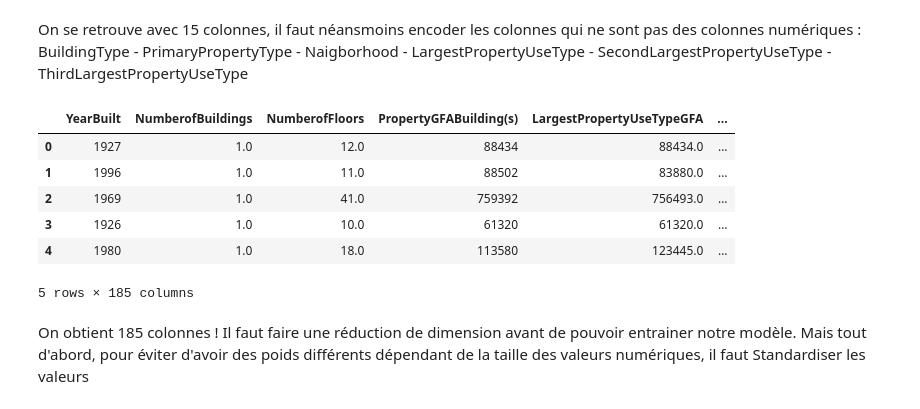
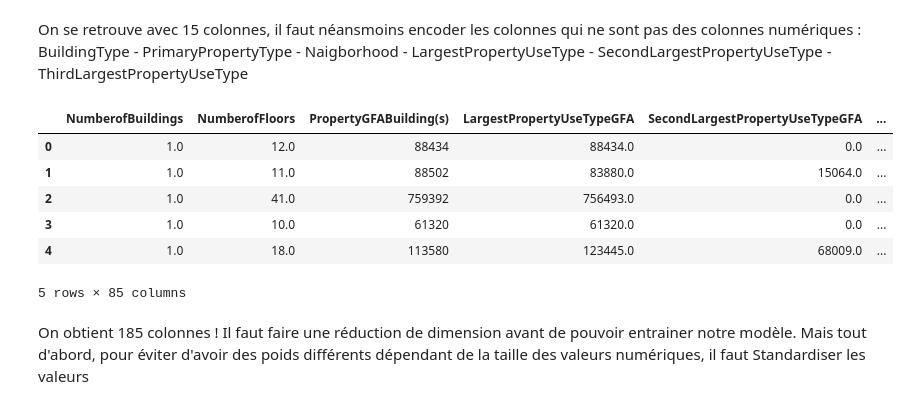
Before and after one commit to Leozmee/Seattle-Electricity-Prediction, a Jupyter notebook: models.ipynb, the cells around one changed output. Cells and saved outputs as stored; diff of their text form; code cells hidden in the pictures.

```diff
--- a/models.ipynb
+++ b/models.ipynb
@@ -30,3 +40,6 @@ df_features.head()
+# %%
+df_reduced = df_features.drop(columns = ["Neighborhood","YearBuilt","SecondLargestPropertyUseType","ThirdLargestPropertyUseType","ENERGYSTARScore"])
+df_reduced.info()
 # %% [markdown]
 ## OneHotEncoder
 # %% [markdown]
@@ -38,18 +51,21 @@ LargestPropertyUseType -
 SecondLargestPropertyUseType -
 ThirdLargestPropertyUseType
 # %%
-df_encoded = df.copy()
-df_encoded = pd.get_dummies(df,columns=["BuildingType","PrimaryPropertyType","Neighborhood","LargestPropertyUseType","SecondLargestPropertyUseType","ThirdLargestPropertyUseType"], drop_first=True, dtype=int)
+# Choix du dataset
+df_choisi = df_reduced
+
+columns = df_choisi.select_dtypes(exclude="number").columns.tolist()
+df_encoded = pd.get_dummies(df_choisi,columns = columns, drop_first=True, dtype=int)
 
 df_encoded.head()
 # %% [output]
-|  | YearBuilt | NumberofBuildings | NumberofFloors | PropertyGFABuilding(s) | LargestPropertyUseTypeGFA | ... |
-| 0 | 1927 | 1.0 | 12.0 | 88434 | 88434.0 | ... |
-| 1 | 1996 | 1.0 | 11.0 | 88502 | 83880.0 | ... |
-| 2 | 1969 | 1.0 | 41.0 | 759392 | 756493.0 | ... |
-| 3 | 1926 | 1.0 | 10.0 | 61320 | 61320.0 | ... |
-| 4 | 1980 | 1.0 | 18.0 | 113580 | 123445.0 | ... |
+|  | NumberofBuildings | NumberofFloors | PropertyGFABuilding(s) | LargestPropertyUseTypeGFA | SecondLargestPropertyUseTypeGFA | ... |
+| 0 | 1.0 | 12.0 | 88434 | 88434.0 | 0.0 | ... |
+| 1 | 1.0 | 11.0 | 88502 | 83880.0 | 15064.0 | ... |
+| 2 | 1.0 | 41.0 | 759392 | 756493.0 | 0.0 | ... |
+| 3 | 1.0 | 10.0 | 61320 | 61320.0 | 0.0 | ... |
+| 4 | 1.0 | 18.0 | 113580 | 123445.0 | 68009.0 | ... |
-5 rows × 185 columns
+5 rows × 85 columns
 # %% [markdown]
 On obtient 185 colonnes !
 Il faut faire une réduction de dimension avant de pouvoir entrainer notre modèle. Mais tout d'abord, pour éviter d'avoir des poids différents dépendant de la taille des valeurs numériques, il faut Standardiser les valeurs
```
Also changed, not shown: parts of 7 cells of this notebook, 1 other file.
